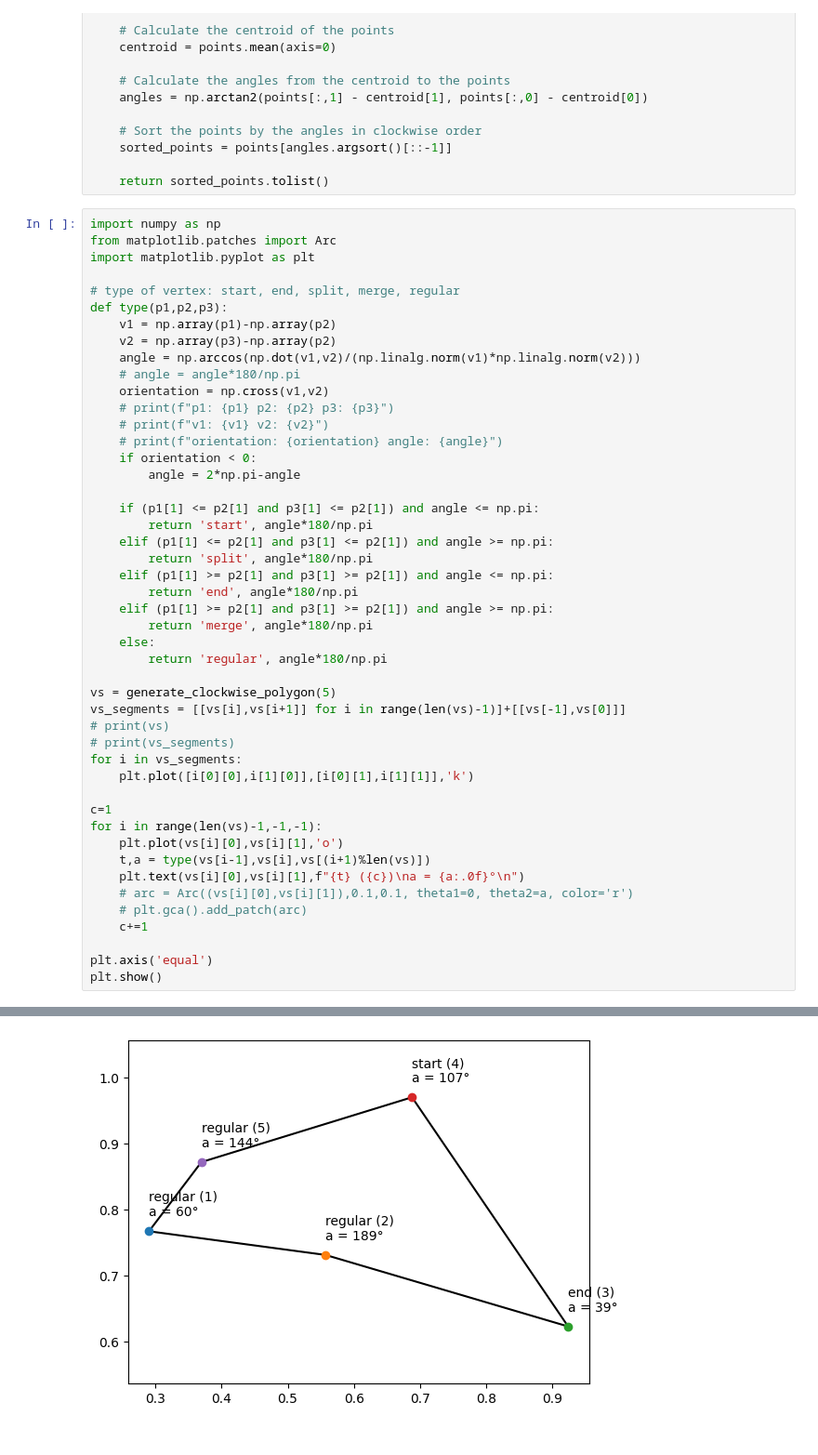
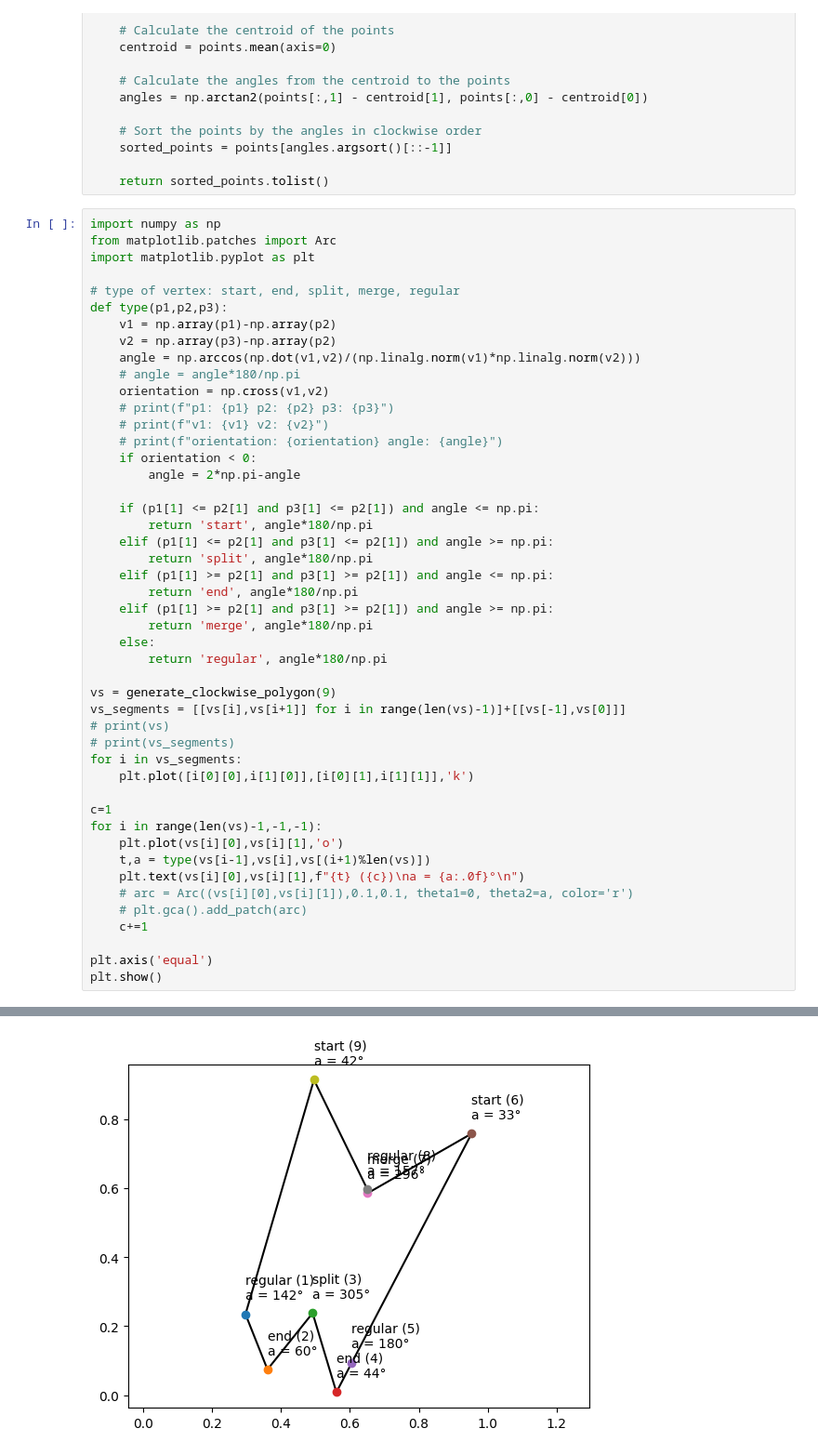
Before and after one commit to JUANITOTELO/Geometry, a Jupyter notebook: week5.ipynb, the cells around one changed output, grey strips where cells are left out. Shown at 93% size. Cells and saved outputs as stored; diff of their text form.

```diff
--- a/week5.ipynb
+++ b/week5.ipynb
@@ -103,7 +103,7 @@ def type(p1,p2,p3):
     else:
         return 'regular', angle*180/np.pi
 
-vs = generate_clockwise_polygon(5)
+vs = generate_clockwise_polygon(9)
 vs_segments = [[vs[i],vs[i+1]] for i in range(len(vs)-1)]+[[vs[-1],vs[0]]]
 # print(vs)
 # print(vs_segments)
@@ -127,4 +125,4 @@ plt.show()
-[figure, old version]
+[figure, new version]
 # %%
 # test
 import matplotlib.pyplot as plt
```
Also changed, not shown: parts of 6 cells of this notebook.
